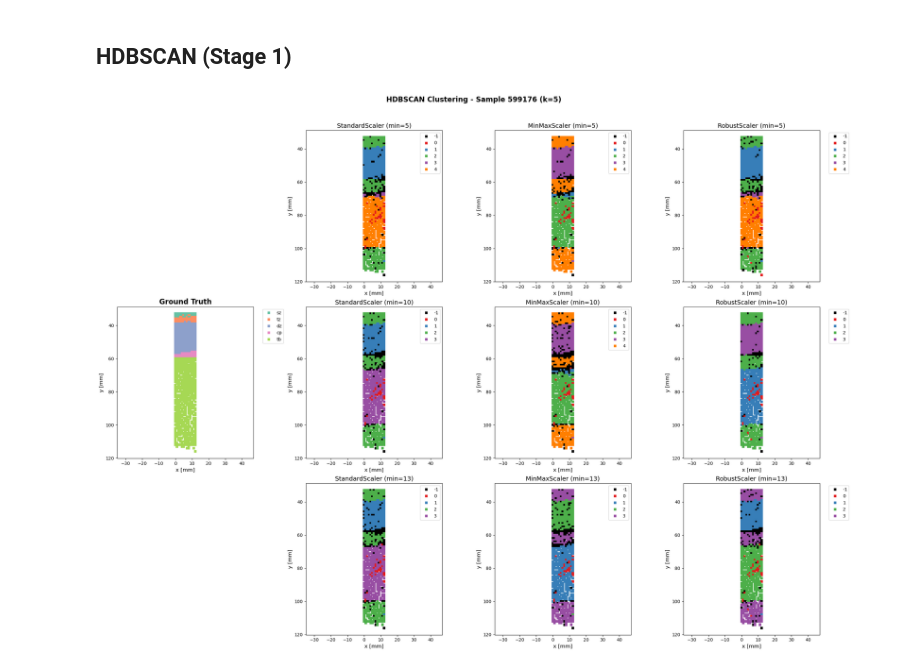
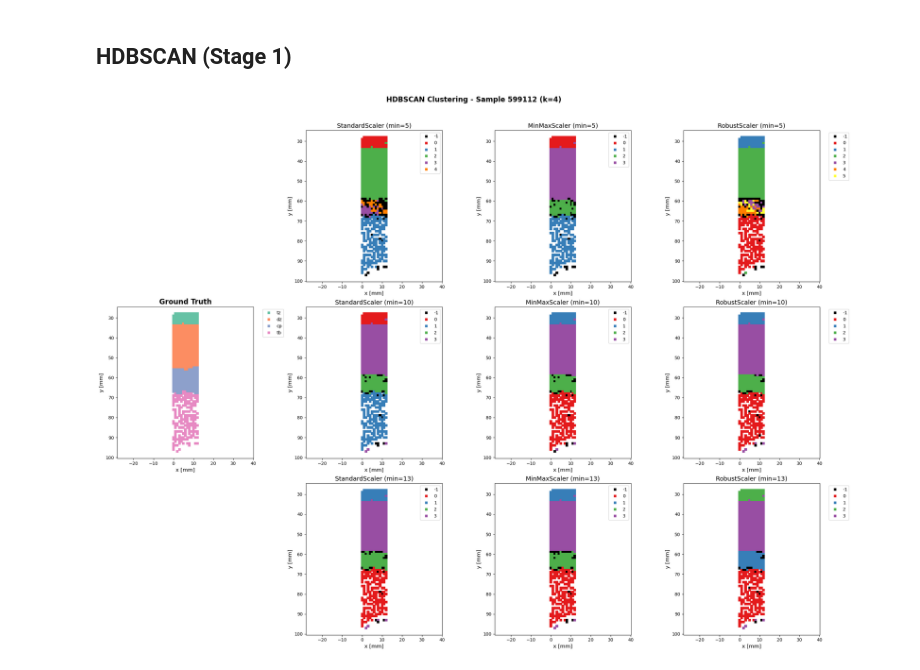
Before and after one commit to tomas2129silva/MSc-Dissertation, a Jupyter notebook: Cartilage_Data_Analysis.ipynb, the cells around one changed output. Drawn from its saved outputs; the diff is of its cells as text; code cells hidden in the pictures.

```diff
--- a/Cartilage_Data_Analysis.ipynb
+++ b/Cartilage_Data_Analysis.ipynb
@@ -586,7 +590,7 @@ plt.show()
 # ==========================================
 # 1. CHOOSE YOUR SAMPLE HERE
 # ==========================================
-target_sample = 599176 # Keep hunting for a 5-region one!
+target_sample = 599112 # Keep hunting for a 5-region one!
 z_params = ['rho_new', 'totalint', 'totalcoll']
 hdb_csize = 13
 
@@ -632,31 +636,31 @@ for row_idx, ms in enumerate(min_samples_list):
         # Run HDBSCAN
         hdb = hdbscan.HDBSCAN(min_cluster_size=hdb_csize, min_samples=ms)
         labels = hdb.fit_predict(X_scaled)
 
         # Plot
         sns.scatterplot(x=df_plot['ix'], y=df_plot['iy'], hue=labels, palette=my_colors,
                         edgecolor='none', s=35, marker='s', ax=axes[row_idx, actual_col])
         axes[row_idx, actual_col].set_title(f'{s_name} (min={ms})', fontsize=14)
 
         # Add legend only to the far-right column to avoid clutter
         if actual_col == 3:
             axes[row_idx, actual_col].legend(bbox_to_anchor=(1.05, 1), loc='upper left')
 
 # ==========================================
 # 5. CLEANUP FORMATTING
 # ==========================================
 for r in range(3):
     for c in range(4):
         if (r == 0 and c == 0) or (r == 2 and c == 0):
             continue  # Skip the hidden axes
 
         axes[r, c].axis('equal')
         axes[r, c].invert_yaxis()
         axes[r, c].set_xlabel('x [mm]', fontsize=12)
         axes[r, c].set_ylabel('y [mm]', fontsize=12)
 
 plt.tight_layout()
 plt.subplots_adjust(top=0.92) # Give the main title some breathing room
 plt.show()
 # %% [output]
-[figure, old version]
+[figure, new version]
```
Also changed, not shown: parts of 2 cells of this notebook, 2 other files.
